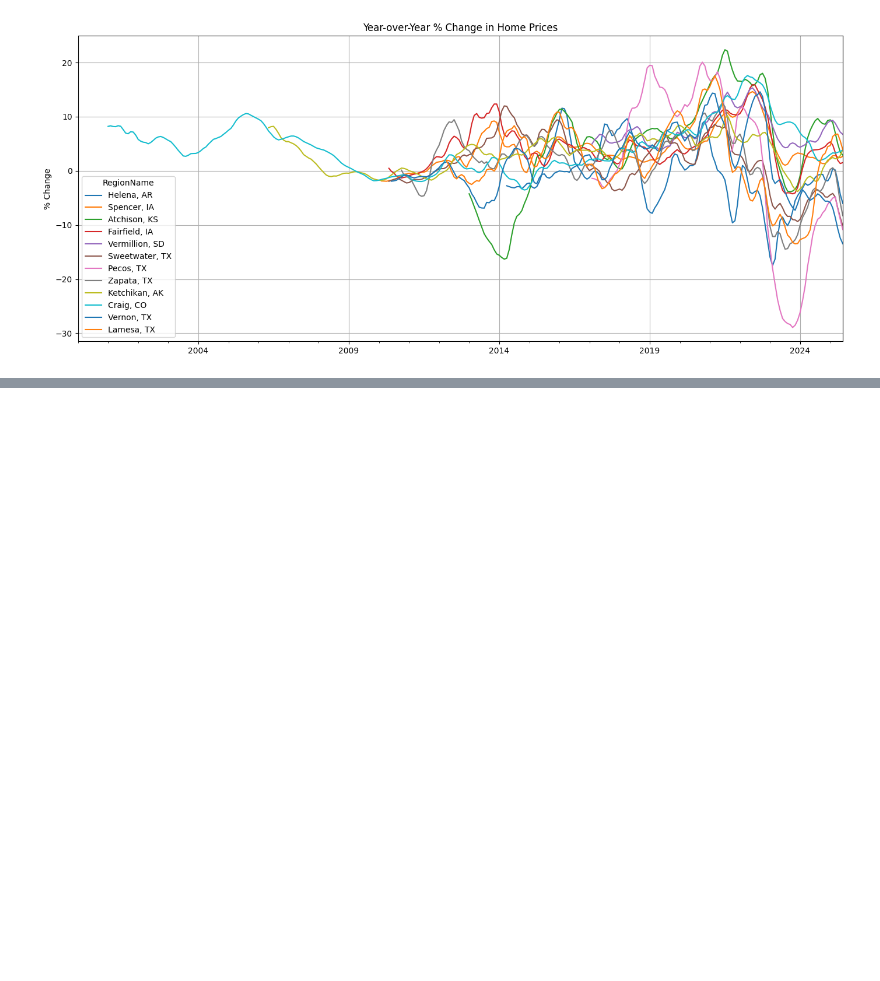
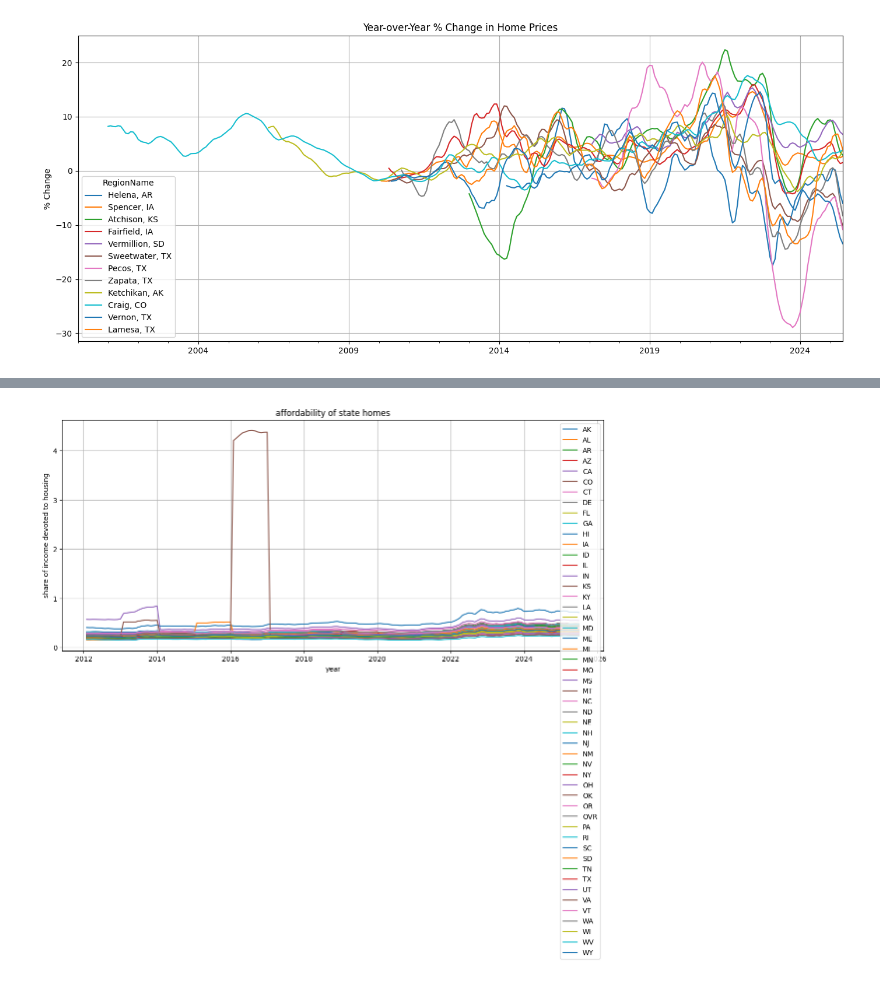
Before and after one commit to GeordieJones/Extra_Practice, a Jupyter notebook: home_tracking/filtering_zhvi.ipynb, the cells around one changed output, grey strips where cells are left out. Drawn from its saved outputs; the diff is of its cells as text; code cells hidden in the pictures; blank space fills up the shorter version.

Commit message:
price v. income testing

```diff
--- a/home_tracking/filtering_zhvi.ipynb
+++ b/home_tracking/filtering_zhvi.ipynb
@@ -120,0 +200,3 @@ plt.show()
+# %%
+affordiblity_df = pd.read_csv('afforidblity.csv')
+affordiblity_df
@@ -120,0 +217,11 @@ plt.show()
+# %%
+'''affordiblity_df = affordiblity_df.drop(columns=['RegionID', 'SizeRank', 'RegionType', 'RegionName'])
+affordiblity_df.set_index('StateName', inplace=True)
+affordiblity_df.index = affordiblity_df.index.fillna('OVR')
+
+affordiblity_df = affordiblity_df.T
+affordiblity_df.index = pd.to_datetime(affordiblity_df.index)'''
+
+
+affordiblity_df = affordiblity_df.T
+affordiblity_df
@@ -120,0 +243,19 @@ plt.show()
+# %%
+aff_dict = {col: 'mean' for col in affordiblity_df.columns if col != 'StateName'}
+affordiblity_df = affordiblity_df.groupby('StateName').agg(aff_dict)
+# %%
+
+
+plt.figure(figsize=(14,6))
+for state in affordiblity_df.columns:
+    plt.plot(affordiblity_df.index, affordiblity_df[state], label=state)
+
+plt.title('affordability of state homes')
+plt.xlabel('year')
+plt.ylabel('share of income devoted to housing')
+plt.legend()
+plt.grid(True)
+plt.tight_layout()
+plt.show()
+# %% [output]
+[figure, added]
```
Also changed, not shown: parts of 14 cells of this notebook, 1 other file.
